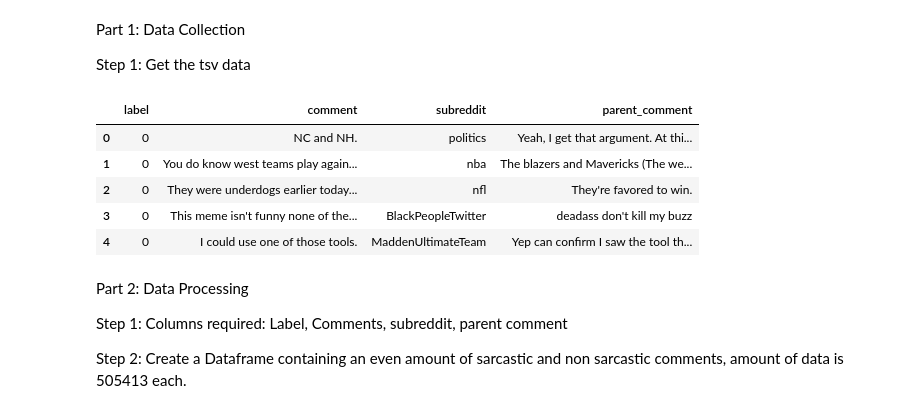
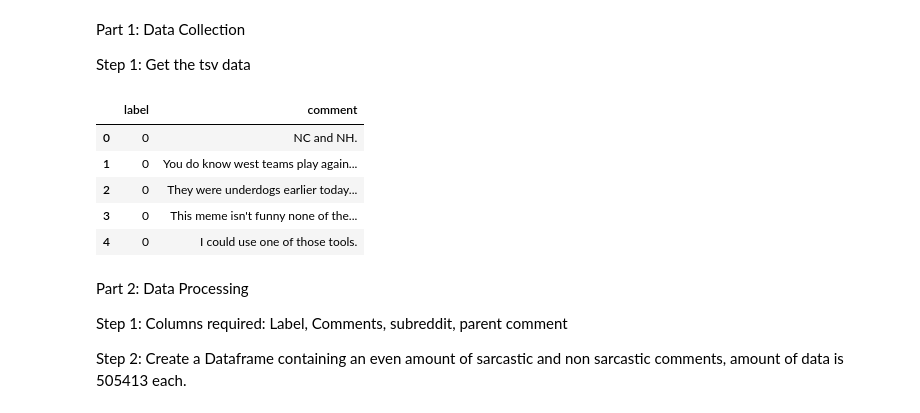
Before and after one commit to nourmansour/Sarcasm-on-Reddit, a Jupyter notebook: Sarcastic Comments on Reddit - An Analysis.ipynb, the cells around one changed output. Drawn from its saved outputs; the diff is of its cells as text; code cells hidden in the pictures.

```diff
--- a/Sarcastic Comments on Reddit - An Analysis.ipynb
+++ b/Sarcastic Comments on Reddit - An Analysis.ipynb
@@ -14,16 +14,16 @@ Step 1: Get the tsv data
 # %%
 # Data is saved in the same folder as the project. Then read data from tsv file
 data = pd.read_csv("train-balanced-sarcasm.csv")
-data.dropna()
-data.drop(['author', 'score', 'ups', 'downs', 'date', 'created_utc'], axis = 1, inplace = True)
+data.dropna(inplace=True)
+data.drop(['author', 'score', 'ups', 'downs', 'date', 'created_utc', 'subreddit', 'parent_comment'], axis = 1, inplace = True)
 data.head()
 # %% [output]
-|  | label | comment | subreddit | parent_comment |
-| 0 | 0 | NC and NH. | politics | Yeah, I get that argument. At thi... |
-| 1 | 0 | You do know west teams play again... | nba | The blazers and Mavericks (The we... |
-| 2 | 0 | They were underdogs earlier today... | nfl | They're favored to win. |
-| 3 | 0 | This meme isn't funny none of the... | BlackPeopleTwitter | deadass don't kill my buzz |
-| 4 | 0 | I could use one of those tools. | MaddenUltimateTeam | Yep can confirm I saw the tool th... |
+|  | label | comment |
+| 0 | 0 | NC and NH. |
+| 1 | 0 | You do know west teams play again... |
+| 2 | 0 | They were underdogs earlier today... |
+| 3 | 0 | This meme isn't funny none of the... |
+| 4 | 0 | I could use one of those tools. |
 # %% [markdown]
 Part 2: Data Processing
 
```
Also changed, not shown: parts of 43 cells of this notebook.
